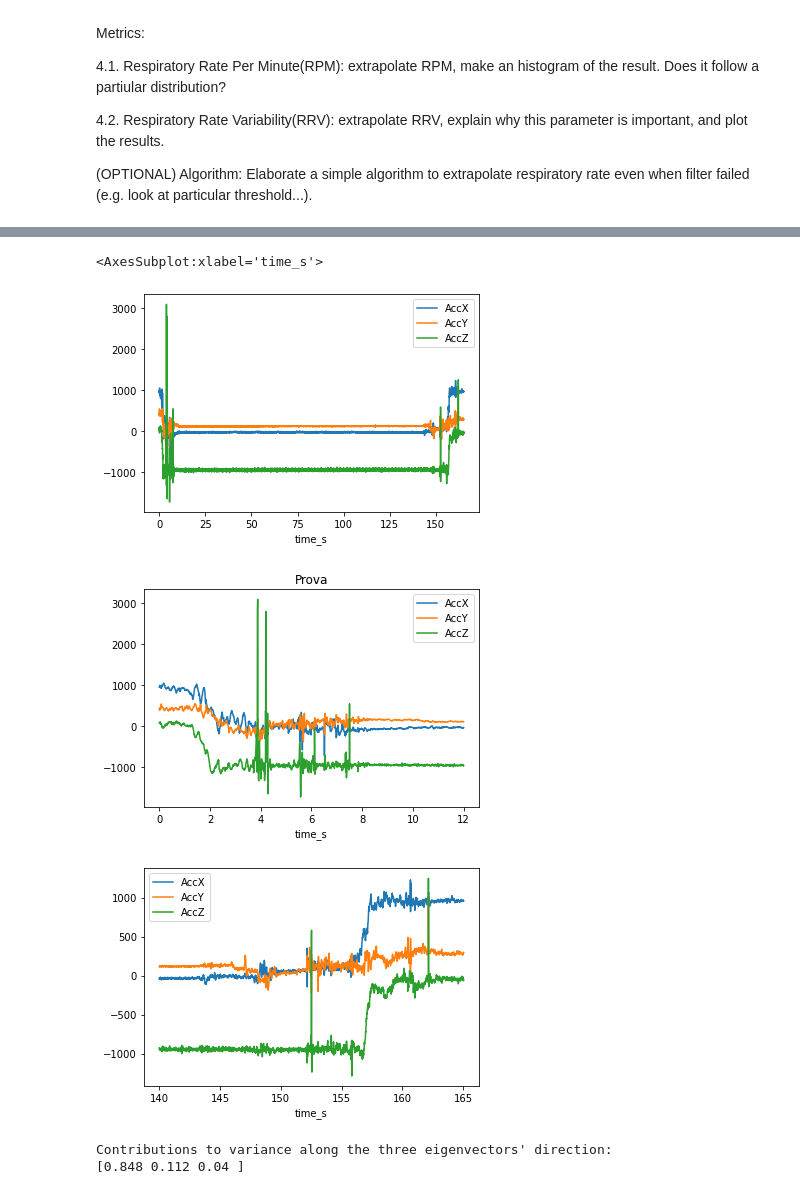
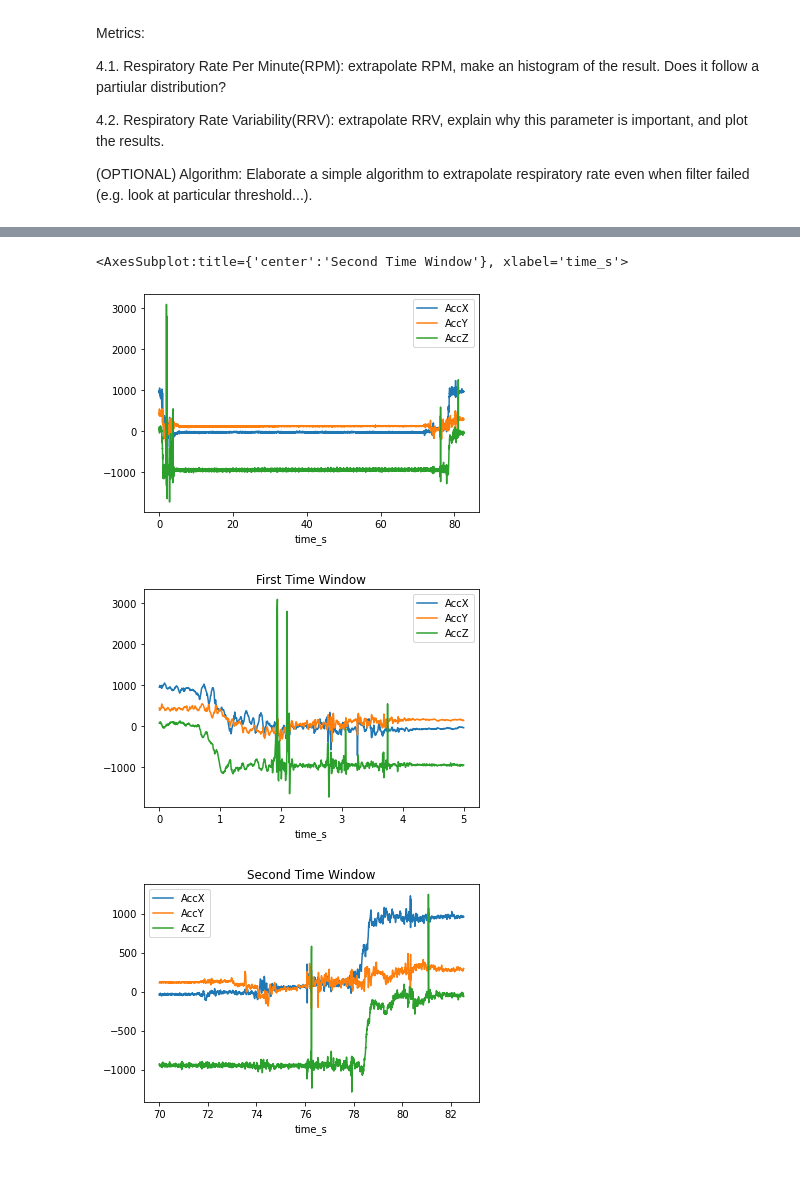
Before and after one commit to zanocrate/LCP_projects_Y4, a Jupyter notebook: draft.ipynb, the cells around one changed output, grey strips where cells are left out. Drawn from its saved outputs; the diff is of its cells as text; code cells hidden in the pictures.

```diff
--- a/draft.ipynb
+++ b/draft.ipynb
@@ -58,8 +58,9 @@ Metrics:
 # info about the mechanical properties of the human body such as acceleration, angular velocity
 
 # first things first, we load the center_sternum dataset and add a time column as index
+sampling_rate = 200 # calibration tells us the sampling rate
 df=pd.read_csv("center_sternum.txt",sep=None,engine='python')
-df['time_s'] = np.arange(0,df.shape[0])/100 # let's construct the time axis, with each sampling separated by a 100th of a second (because sampling rate is 100 Hz)
+df['time_s'] = np.arange(0,df.shape[0])/sampling_rate # let's construct the time axis, with each sampling separated by a 100th of a second (because sampling rate is 100 Hz)
 df=df.set_index('time_s')
 df
 # %% [output]
@@ -80,15 +81,15 @@ df
 # %%
 # now let's look at the acceleration vector by plotting its three components
 df.plot(y=['AccX','AccY','AccZ'])
-df.loc[0:12].plot(y=['AccX','AccY','AccZ'],title='First Time Window')
-df.loc[140:].plot(y=['AccX','AccY','AccZ'],title='Second Time Window')
+df.loc[0:5].plot(y=['AccX','AccY','AccZ'],title='First Time Window')
+df.loc[70:].plot(y=['AccX','AccY','AccZ'],title='Second Time Window')
 # %% [output]
-<AxesSubplot:xlabel='time_s'>
+<AxesSubplot:title={'center':'Second Time Window'}, xlabel='time_s'>
-[figure, old version]
+[figure, new version]
-[figure, old version]
+[figure, new version]
-[figure, old version]
+[figure, new version]
 # %%
-# lets focus on the first time window, going from 0 s to approximately 12 s
+# lets focus on the first time window
 
 c=df.loc[0:20][['AccX','AccY','AccZ']].cov()
 l,V=la.eig(c) #V[:,i] is the normalized eigenvector corresponding to the l[i] eigenvalue
@@ -101,6 +102,3 @@ with np.printoptions(precision=3, suppress=True):
 
 pd.plotting.scatter_matrix(df.loc[0:20][['AccX','AccY','AccZ']])
 pd.plotting.scatter_matrix(df_acc_transf)
-# %% [output]
-Contributions to variance along the three eigenvectors' direction:
-[0.848 0.112 0.04 ]
```
Also changed, not shown: parts of 1 cell of this notebook, 1 other file.
